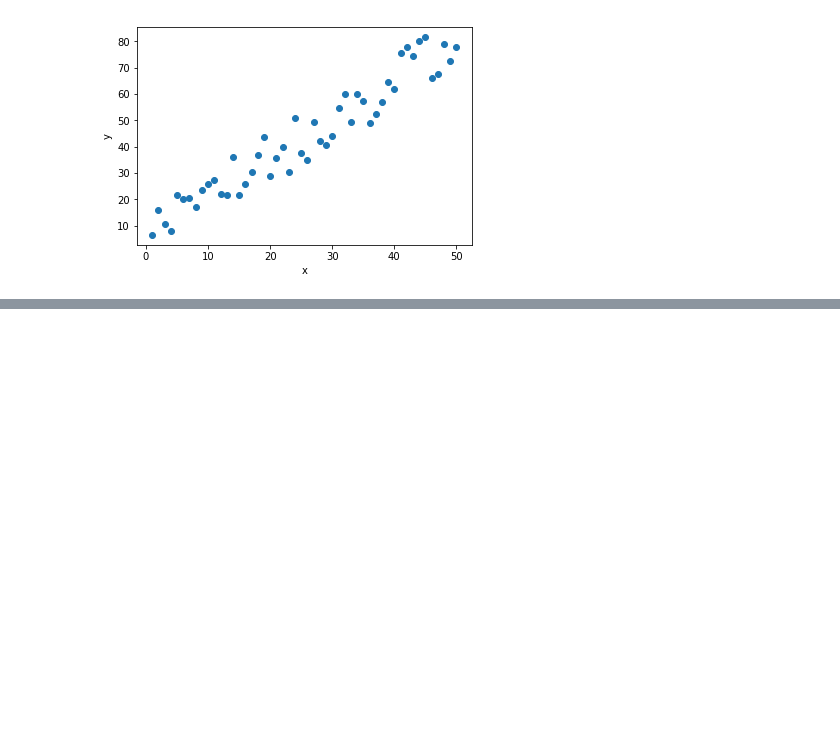
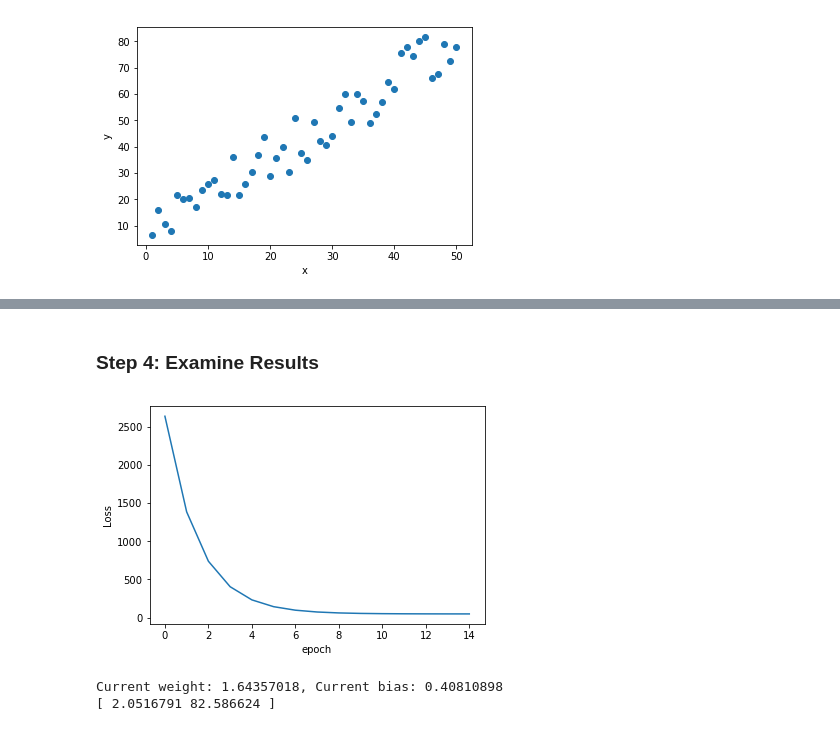
Before and after one commit to gemurdock/MLNoteBook, a Jupyter notebook: Linear Regression.ipynb, the cells around one changed output, grey strips where cells are left out. Drawn from its saved outputs; the diff is of its cells as text; code cells hidden in the pictures; blank space fills up the shorter version.

```diff
--- a/Linear Regression.ipynb
+++ b/Linear Regression.ipynb
@@ -54,0 +94,3 @@ plt.xlabel('x');
+# %%
+loss_func = nn.MSELoss()
+optimizer = torch.optim.SGD(model.parameters(), lr = 0.001)
@@ -54,0 +99,17 @@ plt.xlabel('x');
+# %%
+epochs = 15
+losses = []
+
+for i in range(epochs):
+    i += 1 # Start at 1, not 0
+    y_pred = model.forward(x)
+    loss = loss_func(y_pred, y)
+    losses.append(loss)
+
+    print(f'epoch: {i:2}  loss {loss.item():10.8f}  \
+    weight: {model.linear.weight.item():10.8f})  \
+    bias: {model.linear.bias.item():10.8f}')
+
+    optimizer.zero_grad()
+    loss.backward()
+    optimizer.step()
@@ -54,0 +132,17 @@ plt.xlabel('x');
+# %% [markdown]
+### Step 4: Examine Results
+# %%
+plt.plot(range(epochs), losses)
+plt.ylabel('Loss')
+plt.xlabel('epoch');
+# %% [output]
+[figure, added]
+# %%
+fw,fb = model.linear.weight.item(), model.linear.bias.item()
+print(f'Current weight: {fw:.8f}, Current bias: {fb:.8f}')
+
+final_line = x_line * fw + fb
+print(final_line)
+# %% [output]
+Current weight: 1.64357018, Current bias: 0.40810898
+[ 2.0516791 82.586624 ]
```
Also changed, not shown: parts of 8 cells of this notebook.
